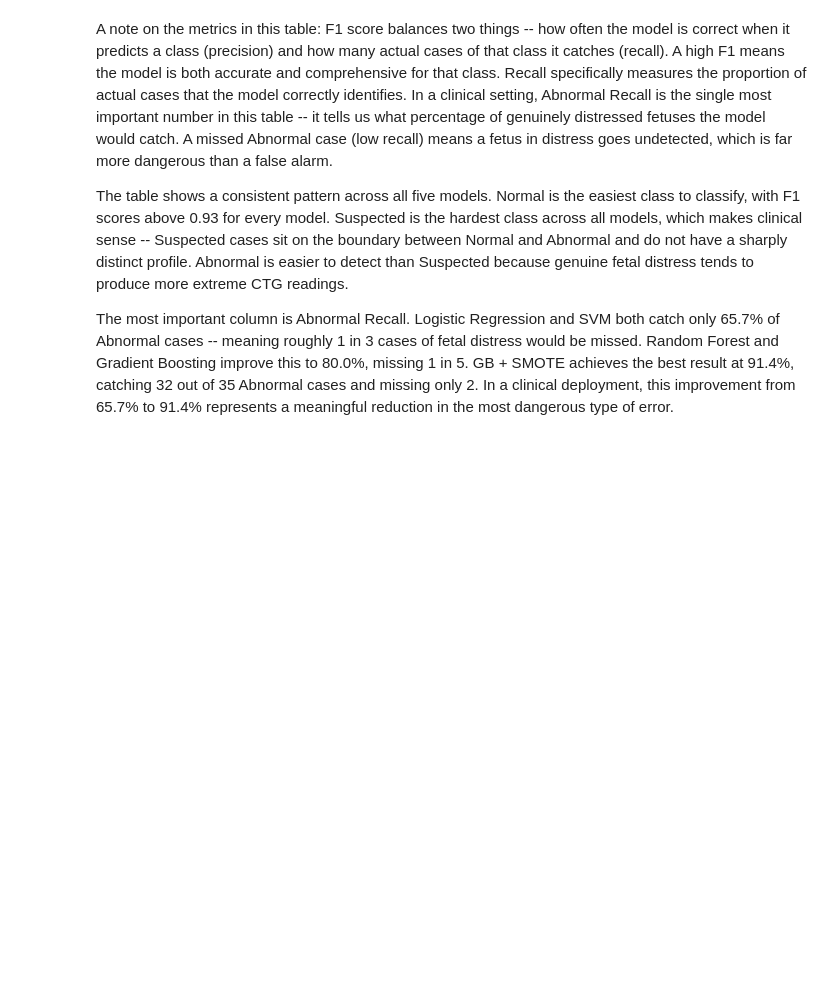
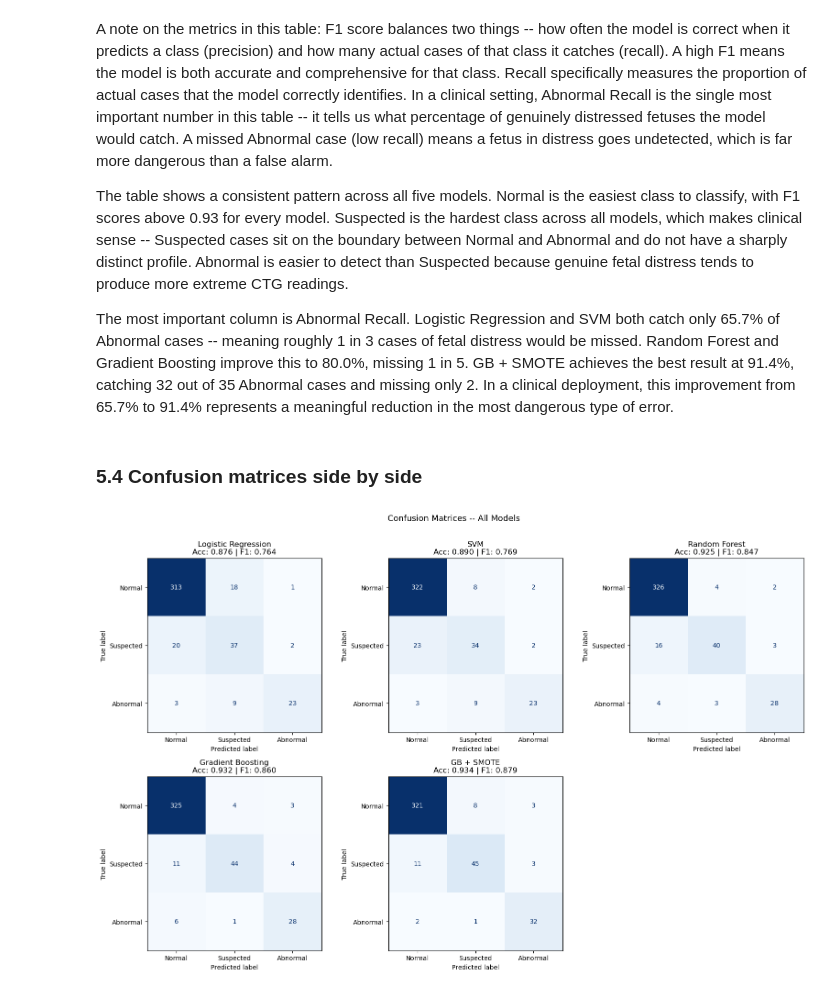
Before and after one commit to mkxangie/fetal_health_project_phase5, a Jupyter notebook: fetal_health_classification.ipynb, the cells around one changed output. Saved outputs shown, nothing was run; the diff lists cells and outputs as text; code cells hidden in the pictures; blank space fills up the shorter version.

```diff
--- a/fetal_health_classification.ipynb
+++ b/fetal_health_classification.ipynb
@@ -847,3 +847,23 @@ A note on the metrics in this table: F1 score balances two things -- how often t
 The table shows a consistent pattern across all five models. Normal is the easiest class to classify, with F1 scores above 0.93 for every model. Suspected is the hardest class across all models, which makes clinical sense -- Suspected cases sit on the boundary between Normal and Abnormal and do not have a sharply distinct profile. Abnormal is easier to detect than Suspected because genuine fetal distress tends to produce more extreme CTG readings.
 
 The most important column is Abnormal Recall. Logistic Regression and SVM both catch only 65.7% of Abnormal cases -- meaning roughly 1 in 3 cases of fetal distress would be missed. Random Forest and Gradient Boosting improve this to 80.0%, missing 1 in 5. GB + SMOTE achieves the best result at 91.4%, catching 32 out of 35 Abnormal cases and missing only 2. In a clinical deployment, this improvement from 65.7% to 91.4% represents a meaningful reduction in the most dangerous type of error.
+# %% [markdown]
+### 5.4 Confusion matrices side by side
+# %%
+fig, axes = plt.subplots(2, 3, figsize=(16, 10))
+axes = axes.flatten()
+
+for i, (name, result) in enumerate(all_results.items()):
+    cm = confusion_matrix(y_test, result['y_pred'])
+    disp = ConfusionMatrixDisplay(cm, display_labels=class_names)
+    disp.plot(ax=axes[i], cmap='Blues', colorbar=False)
+    axes[i].set_title(f'{name}\nAcc: {result["accuracy"]:.3f} | F1: {result["macro_f1"]:.3f}')
+
+# Hide empty subplot
+axes[5].set_visible(False)
+
+plt.suptitle('Confusion Matrices -- All Models', fontsize=13, y=1.01)
+plt.tight_layout()
+plt.show()
+# %% [output]
+[figure, added]
```
Also changed, not shown: parts of 1 cell of this notebook.
